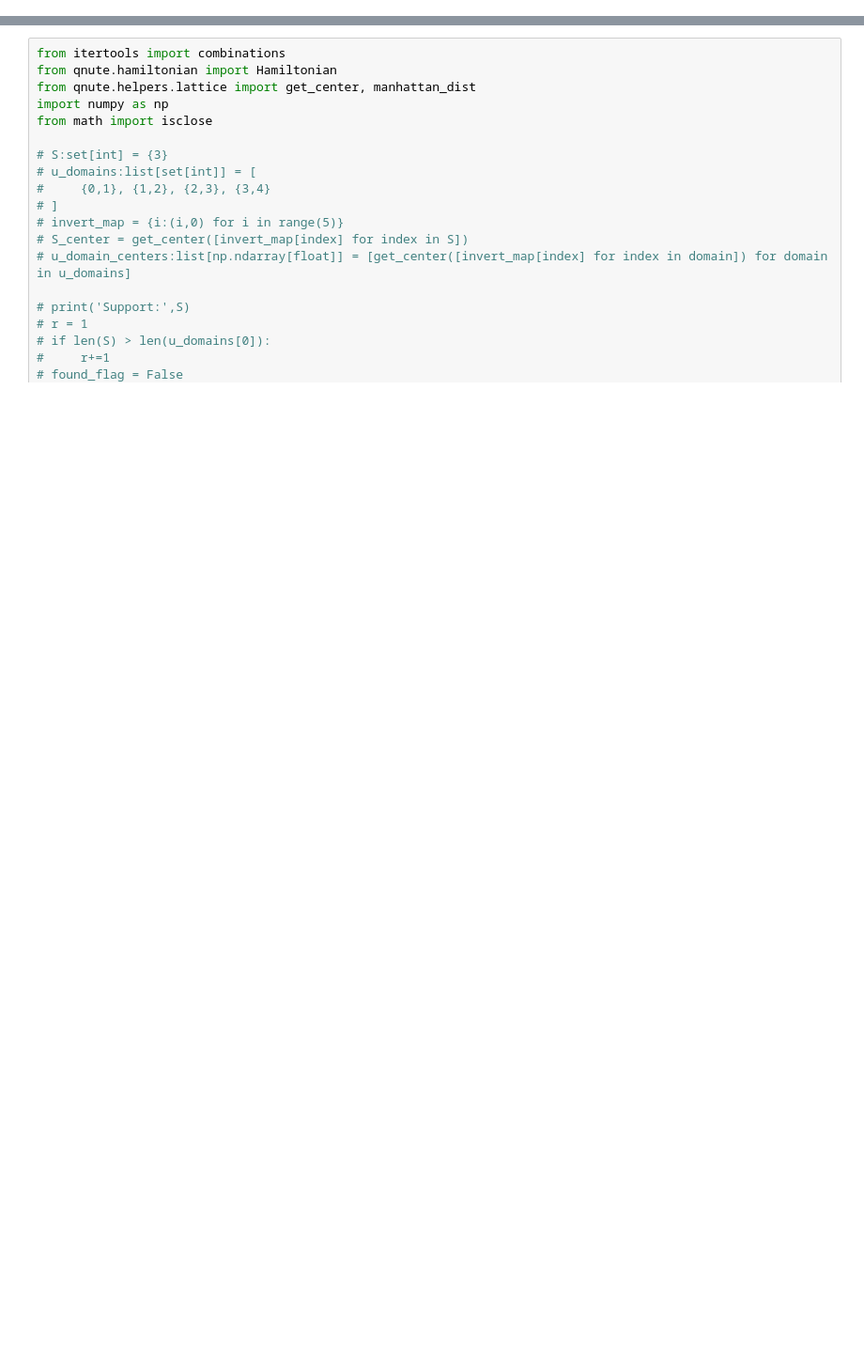
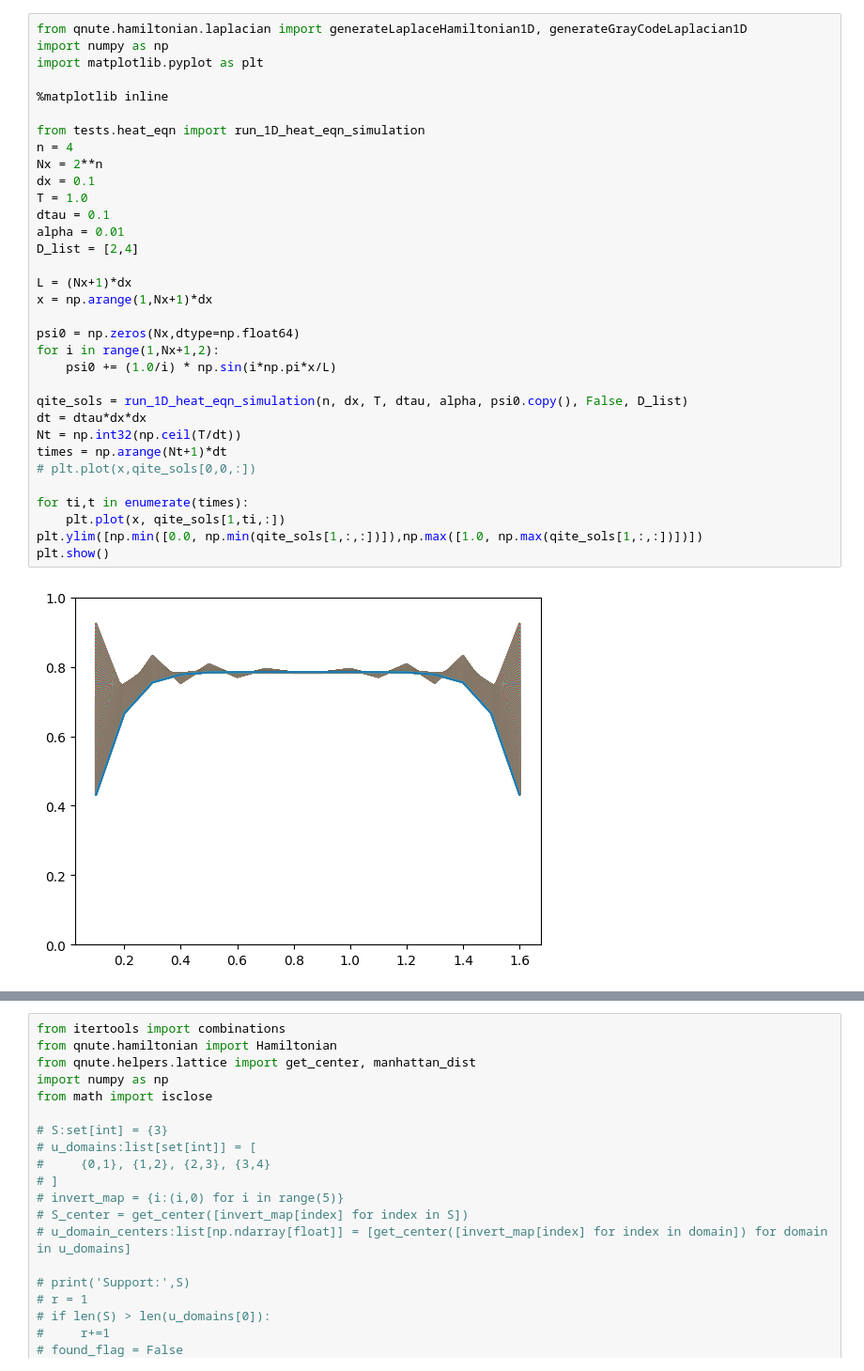
Before and after one commit to KnightShuffler/Quantum-Non-Unitary-Time-Evolution-Public-, a Jupyter notebook: sandbox.ipynb, the cells around one changed output, grey strips where cells are left out. Shown at 94% size. Drawn from its saved outputs; the diff is of its cells as text; blank space fills up the shorter version.

Commit message:
added better plot in sandbox notebook

```diff
--- a/sandbox.ipynb
+++ b/sandbox.ipynb
@@ -0,0 +1,35 @@
+# %%
+from qnute.hamiltonian.laplacian import generateLaplaceHamiltonian1D, generateGrayCodeLaplacian1D
+import numpy as np
+import matplotlib.pyplot as plt
+
+%matplotlib inline
+
+from tests.heat_eqn import run_1D_heat_eqn_simulation
+n = 4
+Nx = 2**n
+dx = 0.1
+T = 1.0
+dtau = 0.1
+alpha = 0.01
+D_list = [2,4]
+
+L = (Nx+1)*dx
+x = np.arange(1,Nx+1)*dx
+
+psi0 = np.zeros(Nx,dtype=np.float64)
+for i in range(1,Nx+1,2):
+    psi0 += (1.0/i) * np.sin(i*np.pi*x/L)
+
+qite_sols = run_1D_heat_eqn_simulation(n, dx, T, dtau, alpha, psi0.copy(), False, D_list)
+dt = dtau*dx*dx
+Nt = np.int32(np.ceil(T/dt))
+times = np.arange(Nt+1)*dt
+# plt.plot(x,qite_sols[0,0,:])
+
+for ti,t in enumerate(times):
+    plt.plot(x, qite_sols[1,ti,:])
+plt.ylim([np.min([0.0, np.min(qite_sols[1,:,:])]),np.max([1.0, np.max(qite_sols[1,:,:])])])
+plt.show()
+# %% [output]
+[figure, added]
```
Also changed, not shown: parts of 10 cells of this notebook.
